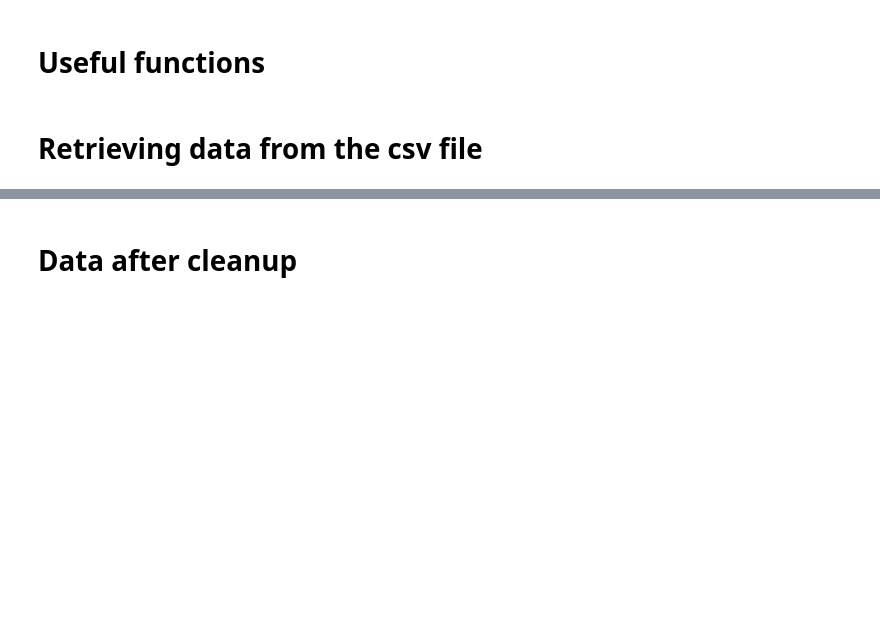
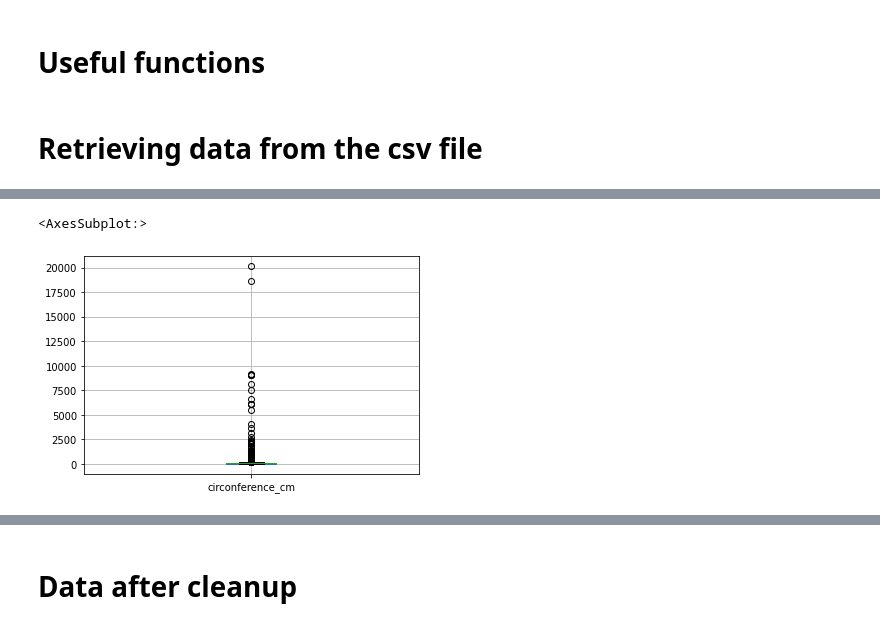
Before and after one commit to lynda-trad/Paris-Trees, a Jupyter notebook: Trees-of-Paris.ipynb, the cells around one changed output, grey strips where cells are left out. Cells and saved outputs as stored; diff of their text form; code cells hidden in the pictures; blank space fills up the shorter version.

```diff
--- a/Trees-of-Paris.ipynb
+++ b/Trees-of-Paris.ipynb
@@ -80,0 +70,7 @@ Total number of trees: 200137
+# %%
+data.drop(data.index[(data["circonference_cm"] > 30000)], axis=0, inplace=True)
+circum_boxplot = data.boxplot(column=['circonference_cm'])
+circum_boxplot
+# %% [output]
+<AxesSubplot:>
+[figure, added]
```
Also changed, not shown: parts of 38 cells of this notebook.
